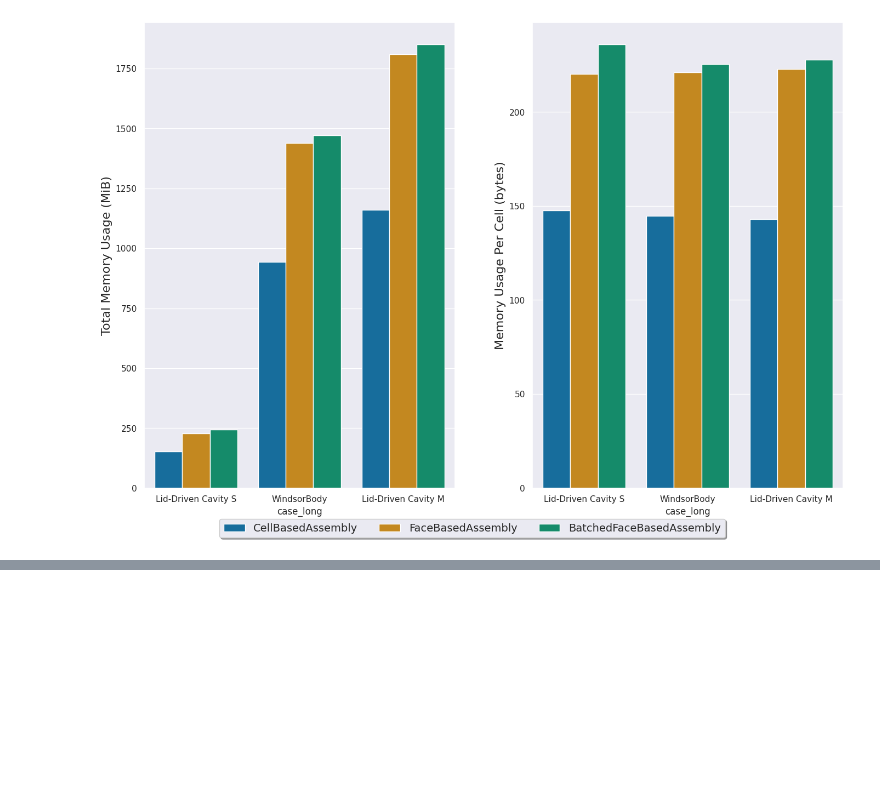
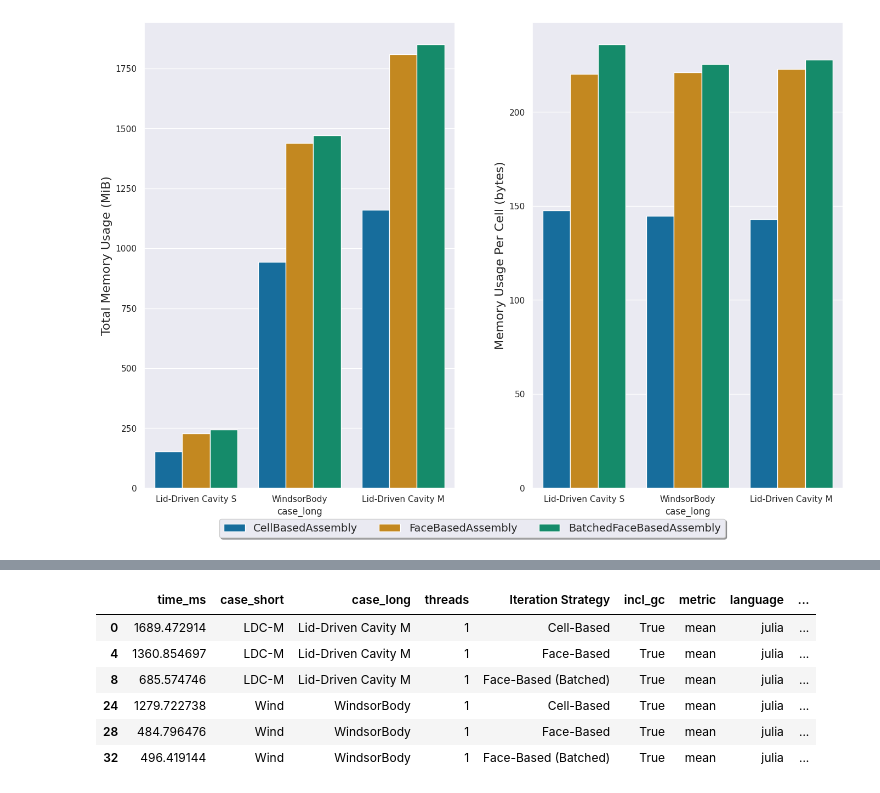
Before and after one commit to lupeterm/FVM-Prototyping, a Jupyter notebook: notebook.ipynb, the cells around one changed output, grey strips where cells are left out. Saved outputs shown, nothing was run; the diff lists cells and outputs as text; code cells hidden in the pictures; blank space fills up the shorter version.

```diff
--- a/notebook.ipynb
+++ b/notebook.ipynb
@@ -317,0 +335,16 @@ plt.savefig("figures/memory_julia.svg")
+# %%
+paper_df = df[df["language"] != "cpp"]
+paper_df = paper_df[paper_df["case_short"] != "LDC-S"]
+paper_df = paper_df[paper_df["gc_metric_joined"] == "Inclusive GC, mean"]
+paper_df['algorithm'] = paper_df['algorithm'].map({'CellBasedAssembly': 'Cell-Based', "FaceBasedAssembly": "Face-Based", "BatchedFaceBasedAssembly": "Face-Based (Batched)"})
+paper_df = paper_df.rename(columns={"algorithm": "Iteration Strategy"})
+paper_assemblyMethods = paper_df["Iteration Strategy"].unique()
+paper_df
+# %% [output]
+|  | time_ms | case_short | case_long | threads | Iteration Strategy | incl_gc | metric | language | ... |
+| 0 | 1689.472914 | LDC-M | Lid-Driven Cavity M | 1 | Cell-Based | True | mean | julia | ... |
+| 4 | 1360.854697 | LDC-M | Lid-Driven Cavity M | 1 | Face-Based | True | mean | julia | ... |
+| 8 | 685.574746 | LDC-M | Lid-Driven Cavity M | 1 | Face-Based (Batched) | True | mean | julia | ... |
+| 24 | 1279.722738 | Wind | WindsorBody | 1 | Cell-Based | True | mean | julia | ... |
+| 28 | 484.796476 | Wind | WindsorBody | 1 | Face-Based | True | mean | julia | ... |
+| 32 | 496.419144 | Wind | WindsorBody | 1 | Face-Based (Batched) | True | mean | julia | ... |
```
Also changed, not shown: parts of 6 cells of this notebook, 10 other files.
